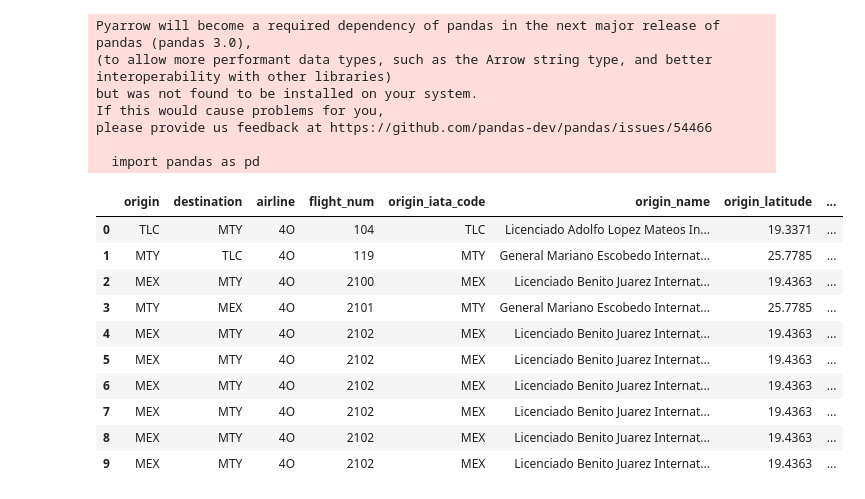
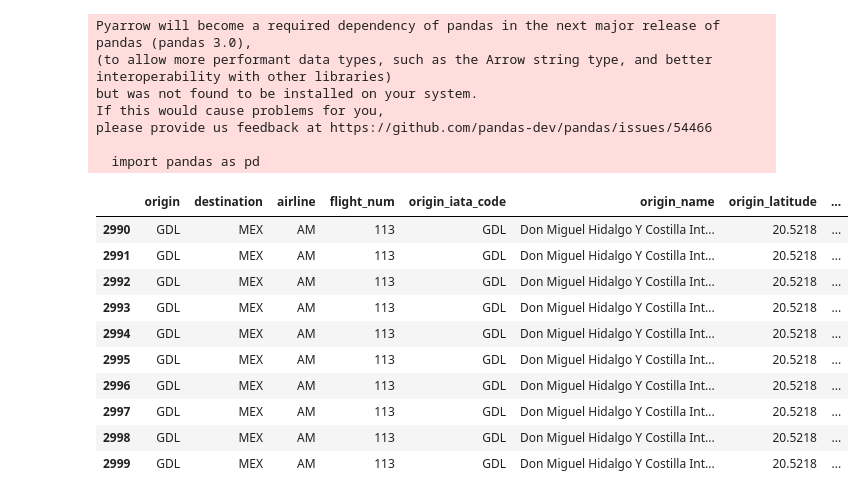
Before and after one commit to monalvrz/Weather_analysis_TC, a Jupyter notebook: Challenge.ipynb, the cells around one changed output. Cells and saved outputs as stored; diff of their text form; code cells hidden in the pictures.

```diff
--- a/Challenge.ipynb
+++ b/Challenge.ipynb
@@ -18,20 +19,20 @@ please provide us feedback at https://github.com/pandas-dev/pandas/issues/54466
 # %%
 # Import the dataset
 flights_inf = 'challenge_dataset.csv'
 
 # Create the flight Dataframe
 flights_df = pd.read_csv(flights_inf)
 
-flights_df.head(10)
+flights_df.tail(10)
 # %% [output]
 |  | origin | destination | airline | flight_num | origin_iata_code | origin_name | origin_latitude | ... |
-| 0 | TLC | MTY | 4O | 104 | TLC | Licenciado Adolfo Lopez Mateos In... | 19.3371 | ... |
-| 1 | MTY | TLC | 4O | 119 | MTY | General Mariano Escobedo Internat... | 25.7785 | ... |
-| 2 | MEX | MTY | 4O | 2100 | MEX | Licenciado Benito Juarez Internat... | 19.4363 | ... |
-| 3 | MTY | MEX | 4O | 2101 | MTY | General Mariano Escobedo Internat... | 25.7785 | ... |
-| 4 | MEX | MTY | 4O | 2102 | MEX | Licenciado Benito Juarez Internat... | 19.4363 | ... |
-| 5 | MEX | MTY | 4O | 2102 | MEX | Licenciado Benito Juarez Internat... | 19.4363 | ... |
-| 6 | MEX | MTY | 4O | 2102 | MEX | Licenciado Benito Juarez Internat... | 19.4363 | ... |
-| 7 | MEX | MTY | 4O | 2102 | MEX | Licenciado Benito Juarez Internat... | 19.4363 | ... |
-| 8 | MEX | MTY | 4O | 2102 | MEX | Licenciado Benito Juarez Internat... | 19.4363 | ... |
-| 9 | MEX | MTY | 4O | 2102 | MEX | Licenciado Benito Juarez Internat... | 19.4363 | ... |
+| 2990 | GDL | MEX | AM | 113 | GDL | Don Miguel Hidalgo Y Costilla Int... | 20.5218 | ... |
+| 2991 | GDL | MEX | AM | 113 | GDL | Don Miguel Hidalgo Y Costilla Int... | 20.5218 | ... |
+| 2992 | GDL | MEX | AM | 113 | GDL | Don Miguel Hidalgo Y Costilla Int... | 20.5218 | ... |
+| 2993 | GDL | MEX | AM | 113 | GDL | Don Miguel Hidalgo Y Costilla Int... | 20.5218 | ... |
+| 2994 | GDL | MEX | AM | 113 | GDL | Don Miguel Hidalgo Y Costilla Int... | 20.5218 | ... |
+| 2995 | GDL | MEX | AM | 113 | GDL | Don Miguel Hidalgo Y Costilla Int... | 20.5218 | ... |
+| 2996 | GDL | MEX | AM | 113 | GDL | Don Miguel Hidalgo Y Costilla Int... | 20.5218 | ... |
+| 2997 | GDL | MEX | AM | 113 | GDL | Don Miguel Hidalgo Y Costilla Int... | 20.5218 | ... |
+| 2998 | GDL | MEX | AM | 113 | GDL | Don Miguel Hidalgo Y Costilla Int... | 20.5218 | ... |
+| 2999 | GDL | MEX | AM | 113 | GDL | Don Miguel Hidalgo Y Costilla Int... | 20.5218 | ... |
```
Also changed, not shown: parts of 17 cells of this notebook.
